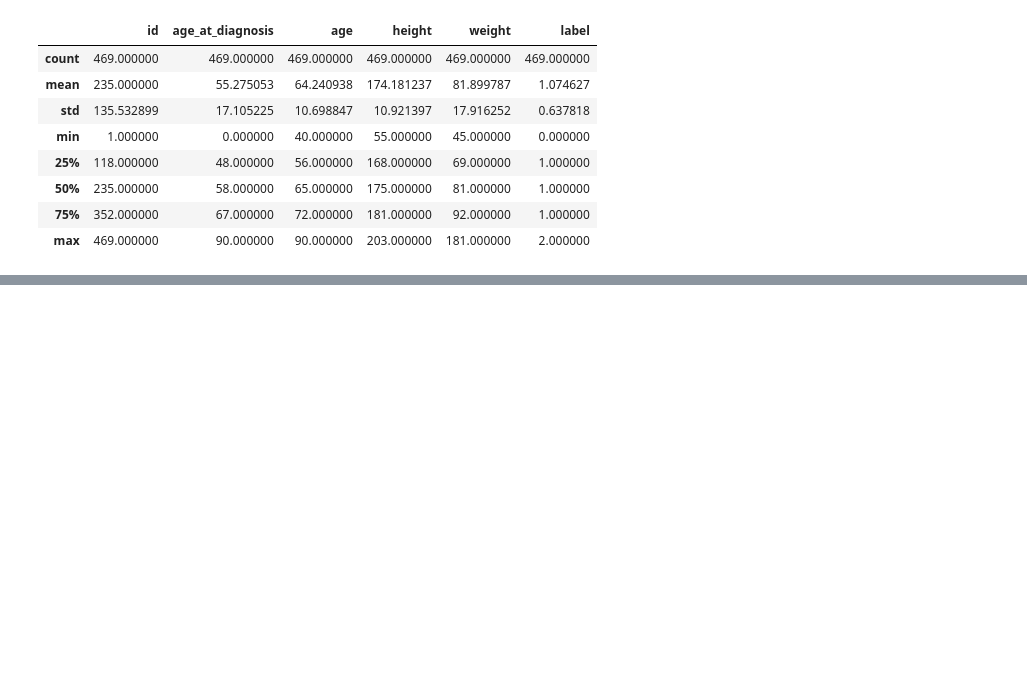
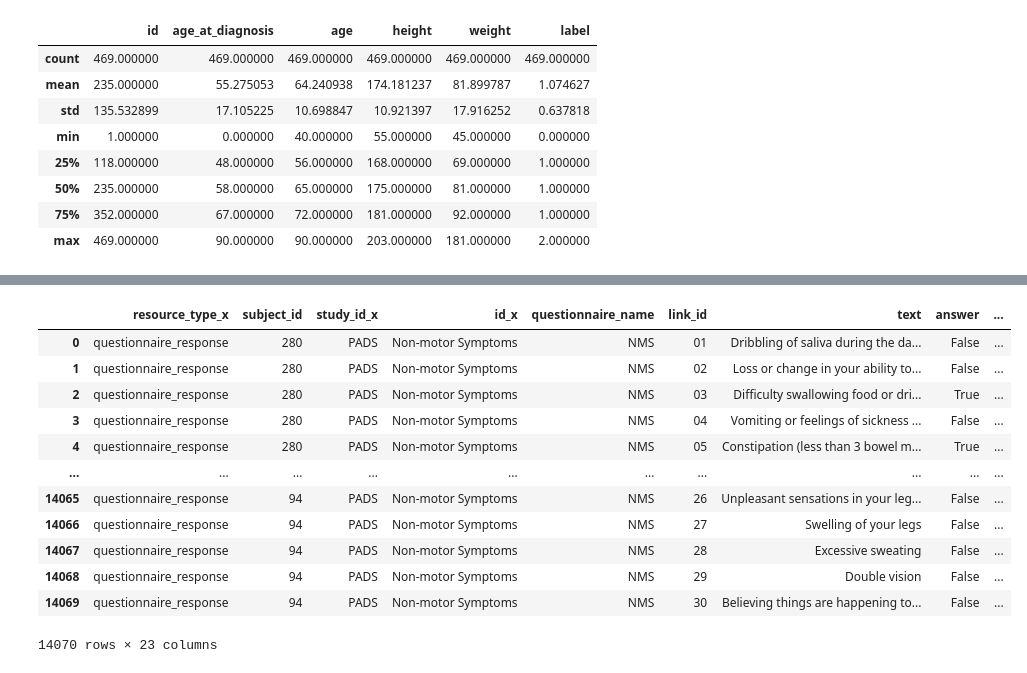
Before and after one commit to marzecovaa/spark, a Jupyter notebook: seb_workbook.ipynb, the cells around one changed output, grey strips where cells are left out. Cells and saved outputs as stored; diff of their text form; code cells hidden in the pictures; blank space fills up the shorter version.

```diff
--- a/seb_workbook.ipynb
+++ b/seb_workbook.ipynb
@@ -59,3 +60,12 @@ data.describe()
 | 50% | 235.000000 | 58.000000 | 65.000000 | 175.000000 | 81.000000 | 1.000000 |
 | 75% | 352.000000 | 67.000000 | 72.000000 | 181.000000 | 92.000000 | 1.000000 |
 | max | 469.000000 | 90.000000 | 90.000000 | 203.000000 | 181.000000 | 2.000000 |
+# %%
+folder = Path("~/code/marzecovaa/spark/raw_data/questionnaire").expanduser()
+
+df = pd.concat(
+    [pd.read_json(f) for f in folder.iterdir()],
+    ignore_index=True
+)
+
+len(df)
@@ -61,0 +74,4 @@ data.describe()
+# %%
+df_item = pd.json_normalize(df["item"])
+
+df = pd.concat([df.drop(columns=["item"]),df_item], axis=1)
@@ -61,0 +123,16 @@ data.describe()
+# %%
+pd.merge(df,data, how="inner", left_on="subject_id",right_on="id" )
+# %% [output]
+|  | resource_type_x | subject_id | study_id_x | id_x | questionnaire_name | link_id | text | answer | ... |
+| 0 | questionnaire_response | 280 | PADS | Non-motor Symptoms | NMS | 01 | Dribbling of saliva during the da... | False | ... |
+| 1 | questionnaire_response | 280 | PADS | Non-motor Symptoms | NMS | 02 | Loss or change in your ability to... | False | ... |
+| 2 | questionnaire_response | 280 | PADS | Non-motor Symptoms | NMS | 03 | Difficulty swallowing food or dri... | True | ... |
+| 3 | questionnaire_response | 280 | PADS | Non-motor Symptoms | NMS | 04 | Vomiting or feelings of sickness ... | False | ... |
+| 4 | questionnaire_response | 280 | PADS | Non-motor Symptoms | NMS | 05 | Constipation (less than 3 bowel m... | True | ... |
+| ... | ... | ... | ... | ... | ... | ... | ... | ... | ... |
+| 14065 | questionnaire_response | 94 | PADS | Non-motor Symptoms | NMS | 26 | Unpleasant sensations in your leg... | False | ... |
+| 14066 | questionnaire_response | 94 | PADS | Non-motor Symptoms | NMS | 27 | Swelling of your legs | False | ... |
+| 14067 | questionnaire_response | 94 | PADS | Non-motor Symptoms | NMS | 28 | Excessive sweating | False | ... |
+| 14068 | questionnaire_response | 94 | PADS | Non-motor Symptoms | NMS | 29 | Double vision | False | ... |
+| 14069 | questionnaire_response | 94 | PADS | Non-motor Symptoms | NMS | 30 | Believing things are happening to... | False | ... |
+14070 rows × 23 columns
```
Also changed, not shown: parts of 8 cells of this notebook, 1 other file.
